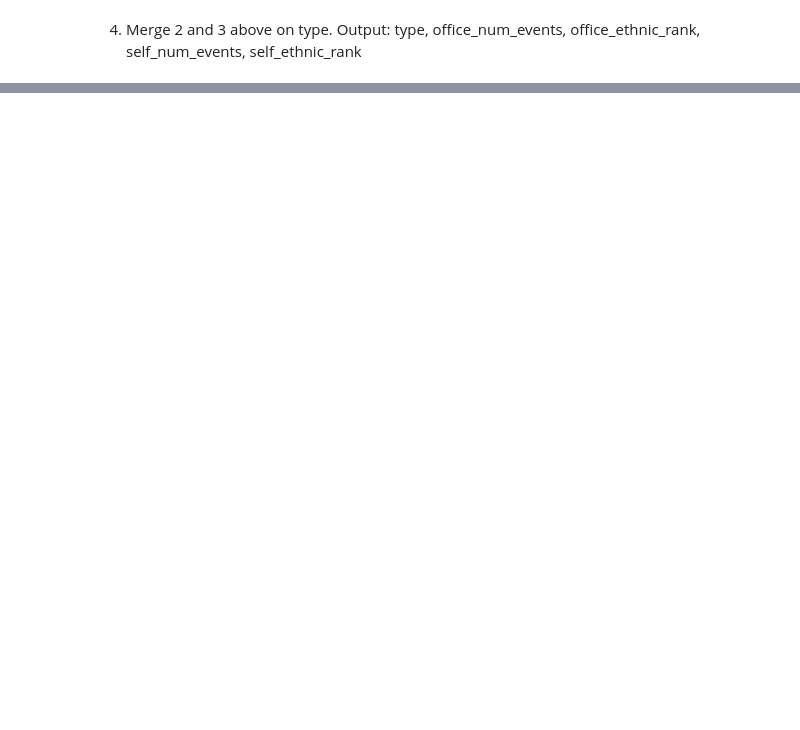
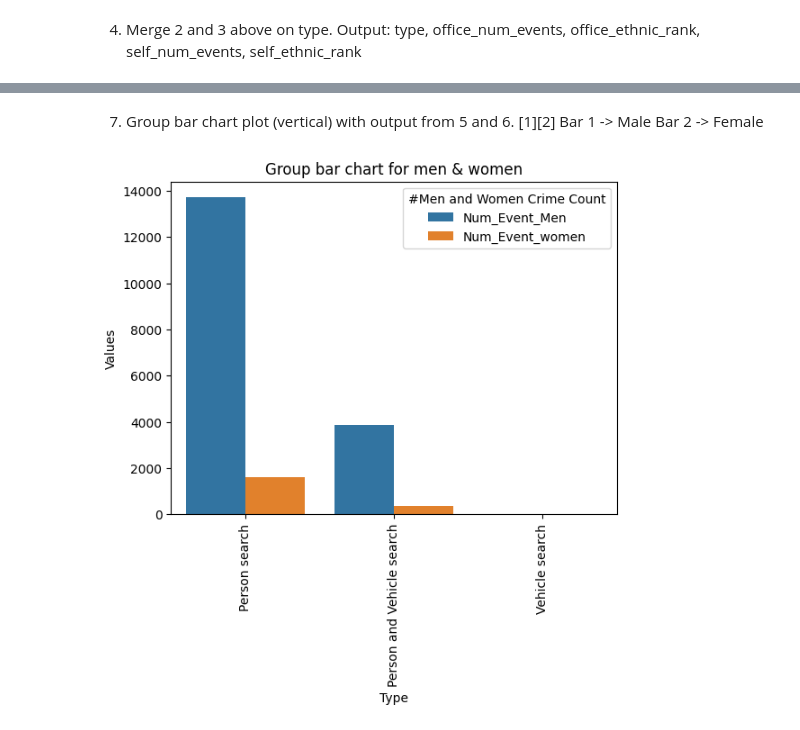
Before and after one commit to VidhyaKishor27/Pythonbasic, a Jupyter notebook: Miniproject_7.ipynb, the cells around one changed output, grey strips where cells are left out. Cells and saved outputs as stored; diff of their text form; code cells hidden in the pictures; blank space fills up the shorter version.

```diff
--- a/Miniproject_7.ipynb
+++ b/Miniproject_7.ipynb
@@ -122,0 +126,9 @@ type, num_events_men, rank_men
+# %%
+men=big_df[big_df['Gender']=='Male']
+women=big_df[big_df['Gender']=='Female']
+top10_men=men.groupby(['Type'])['Type'].count().to_frame('Num_Event_Men').sort_values(by='Num_Event_Men', ascending=False).reset_index()
+top10_men['Rank']=top10_men['Num_Event_Men'].rank(ascending=False)
+print(tabulate(top10_men.head(10),headers=['Type','Num_Event_Men','Men_Rank'],tablefmt='grid'))
+top10_women=women.groupby(['Type'])['Type'].count().to_frame('Num_Event_women').sort_values(by='Num_Event_women', ascending=False).reset_index()
+top10_women['Rank']=top10_women['Num_Event_women'].rank(ascending=False)
+print(tabulate(top10_women.head(10),headers=['Type','Num_Event_women','Women_Rank'],tablefmt='grid'))
@@ -122,0 +154,20 @@ type, num_events_men, rank_men
+# %% [markdown]
+7. Group bar chart plot (vertical) with output from 5 and 6.
+[1][2]
+Bar 1 -> Male
+Bar 2 -> Female
+# %%
+df2=top10_men.merge(top10_women,on='Type',how='inner')
+#print(df2)
+del df2['Rank_x']
+del df2['Rank_y']
+df3=df2.melt("Type",var_name="#Men and Women Crime Count",value_name="Values")
+#print(df3)
+import seaborn as sns
+import matplotlib.pyplot as plt
+sns.barplot(x='Type',y='Values',hue='#Men and Women Crime Count',data=df3)
+plt.xticks(rotation=90)
+plt.title("Group bar chart for men & women")
+plt.show()
+# %% [output]
+[figure, added]
```
Also changed, not shown: parts of 6 cells of this notebook.
